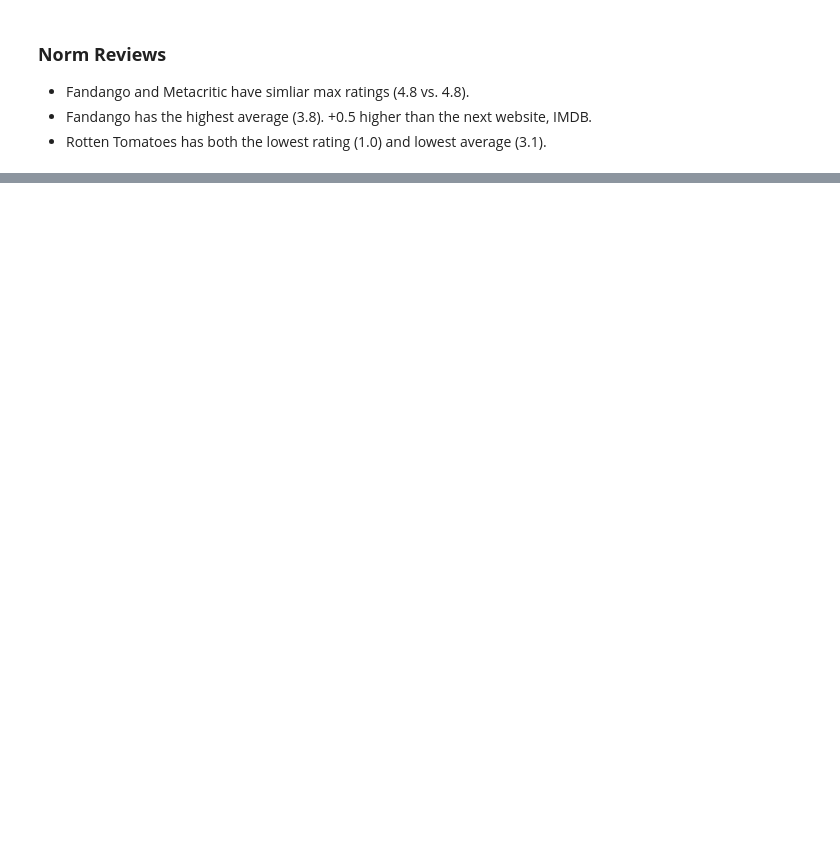
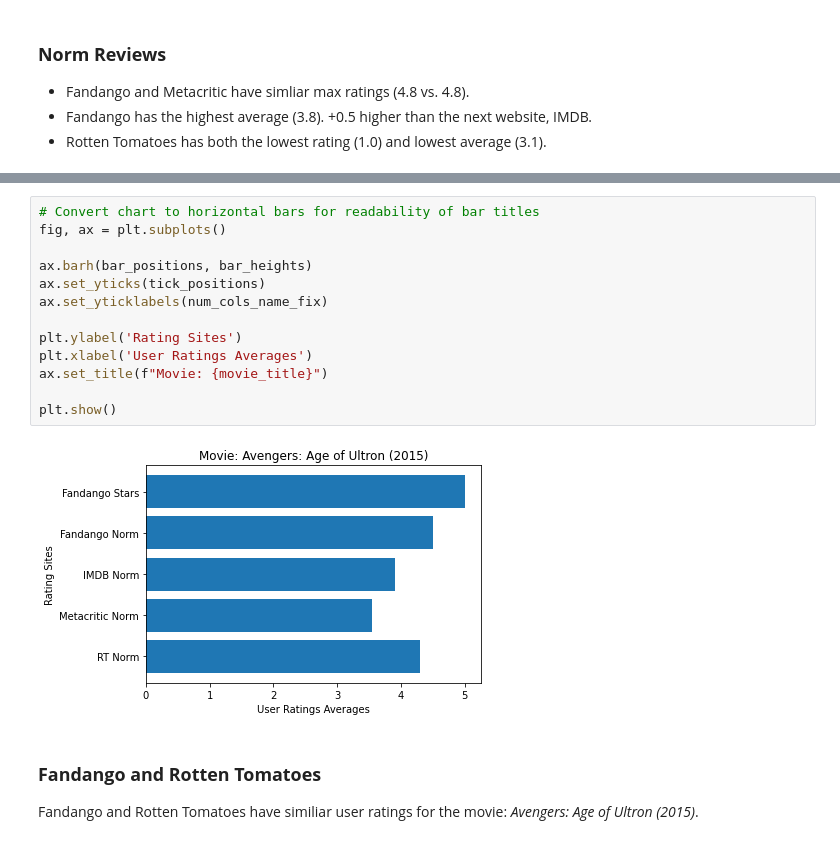
Before and after one commit to drusho/data_analysis, a Jupyter notebook: fandango_movie_reviews.ipynb, the cells around one changed output, grey strips where cells are left out. Cells and saved outputs as stored; diff of their text form; blank space fills up the shorter version.

```diff
--- a/fandango_movie_reviews.ipynb
+++ b/fandango_movie_reviews.ipynb
@@ -108,0 +132,19 @@ norm_reviews.describe()
+# %%
+# Convert chart to horizontal bars for readability of bar titles
+fig, ax = plt.subplots()
+
+ax.barh(bar_positions, bar_heights)
+ax.set_yticks(tick_positions)
+ax.set_yticklabels(num_cols_name_fix)
+
+plt.ylabel('Rating Sites')
+plt.xlabel('User Ratings Averages')
+ax.set_title(f"Movie: {movie_title}")
+
+plt.show()
+# %% [output]
+[figure, added]
+# %% [markdown]
+### __Fandango and Rotten Tomatoes__
+
+Fandango and Rotten Tomatoes have similiar user ratings for the movie: _Avengers: Age of Ultron (2015)_.
```
Also changed, not shown: parts of 14 cells of this notebook.
